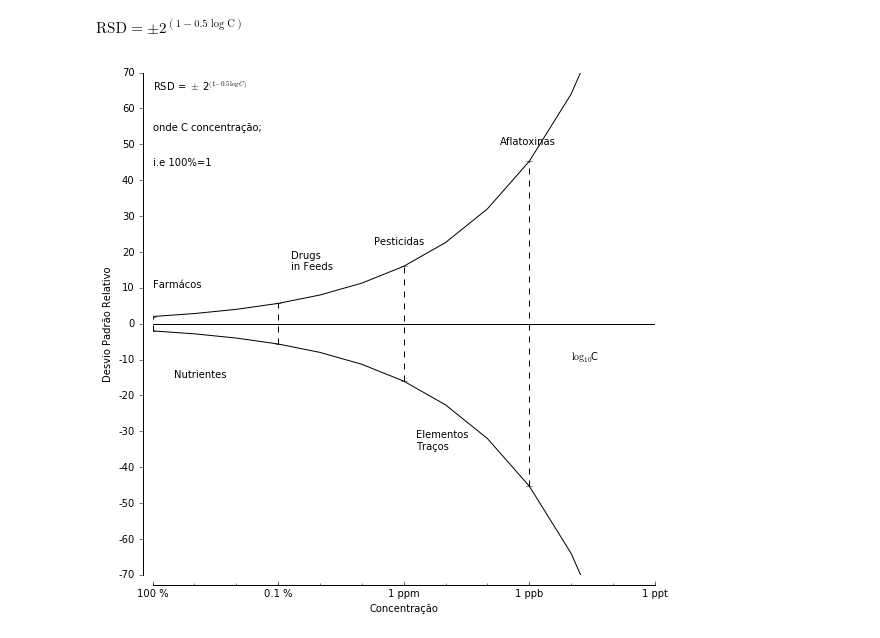
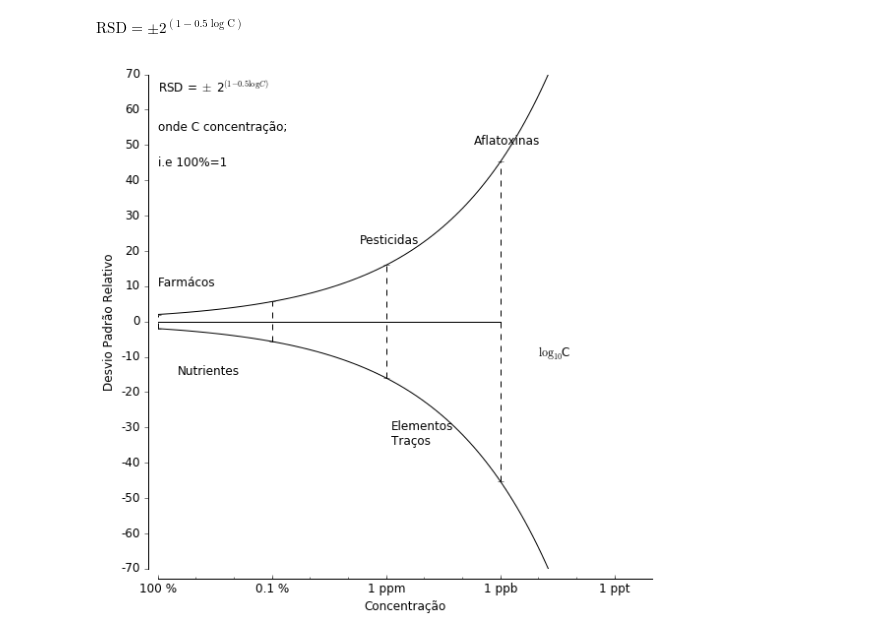
Before and after one commit to juoceano/chemicaloceanography2, a Jupyter notebook: notebooks/trompete.ipynb, the cells around one changed output. Cells and saved outputs as stored; diff of their text form; code cells hidden in the pictures.

Commit message:
Removed drugs_in_feed.

```diff
--- a/notebooks/trompete.ipynb
+++ b/notebooks/trompete.ipynb
@@ -3,7 +3,7 @@ $ \text{RSD} = \pm 2^{(1-0.5\log{\text{C}})}$
 # %%
 import numpy as np
 
-C = [10**e for e in range(0, -13, -1)]
+C = [10**e for e in np.arange(0, -13, -0.01)]
 
 RSD = 2**(1-0.5*np.log10(C))
 # %%
@@ -14,6 +14,7 @@ import matplotlib.pyplot as plt
 from matplotlib import rcParams
 
 rcParams['ytick.direction'] = 'out'
+rcParams['font.size'] = 12
 
 fig, ax = plt.subplots(figsize=(9, 9))
 ax.semilogx(C, RSD, 'k')
@@ -30,35 +31,34 @@ ax.set_yticklabels(['{}'.format(y) for y in yticks])
 xticks = [1e0, 1e-3, 1e-6, 1e-9, 1e-12]
 ax.set_xticks(xticks)
 ax.set_xticklabels(['100 %', '0.1 %', '1 ppm', '1 ppb', '1 ppt'])
 
 # Fancy spines.
 ax.spines['left'].set_position(('outward', 10))
 ax.spines['bottom'].set_position(('outward', 10))
 ax.spines['right'].set_visible(False)
 ax.spines['top'].set_visible(False)
 ax.yaxis.set_ticks_position('left')
 ax.xaxis.set_ticks_position('bottom')
 
 # "Errorbar."
-idx = [C.index(x) for x in xticks]
+idx = [C.index(x) for x in xticks[:-1]]
 dots = RSD[idx]
 
-pl = ax.errorbar(xticks, [0]*len(dots), fmt='k-', yerr=dots, ecolor='k')
+pl = ax.errorbar(xticks[:-1], [0]*len(dots), fmt='k-', yerr=dots, ecolor='k')
 pl[-1][0].set_linestyle('--')
 
 # Labeling and text.
 ax.set_ylabel("Desvio Padrão Relativo")
 ax.set_xlabel("Concentração")
 
 ax.text(1e0, 65, r'RSD = $\pm$ 2$^{(1-0.5\log{C})}$')
 ax.text(1e0, 54, 'onde C concentração;')
 ax.text(1e0, 44, 'i.e 100%=1')
 ax.text(1e-10, -10, r'$\log_{10}$C')
 ax.text(1e0, 10, 'Farmácos')
 ax.text(0.3, -15, 'Nutrientes')
-ax.text(0.0005, 15, 'Drugs\nin Feeds')
 ax.text(0.000005, 22, 'Pesticidas')
-ax.text(0.0000005, -35, 'Elementos\nTraços')
+ax.text(0.00000075, -35, 'Elementos\nTraços')
 _ = ax.text(0.000000005, 50, 'Aflatoxinas')
 # %% [output]
-[figure, old version]
+[figure, new version]
```
